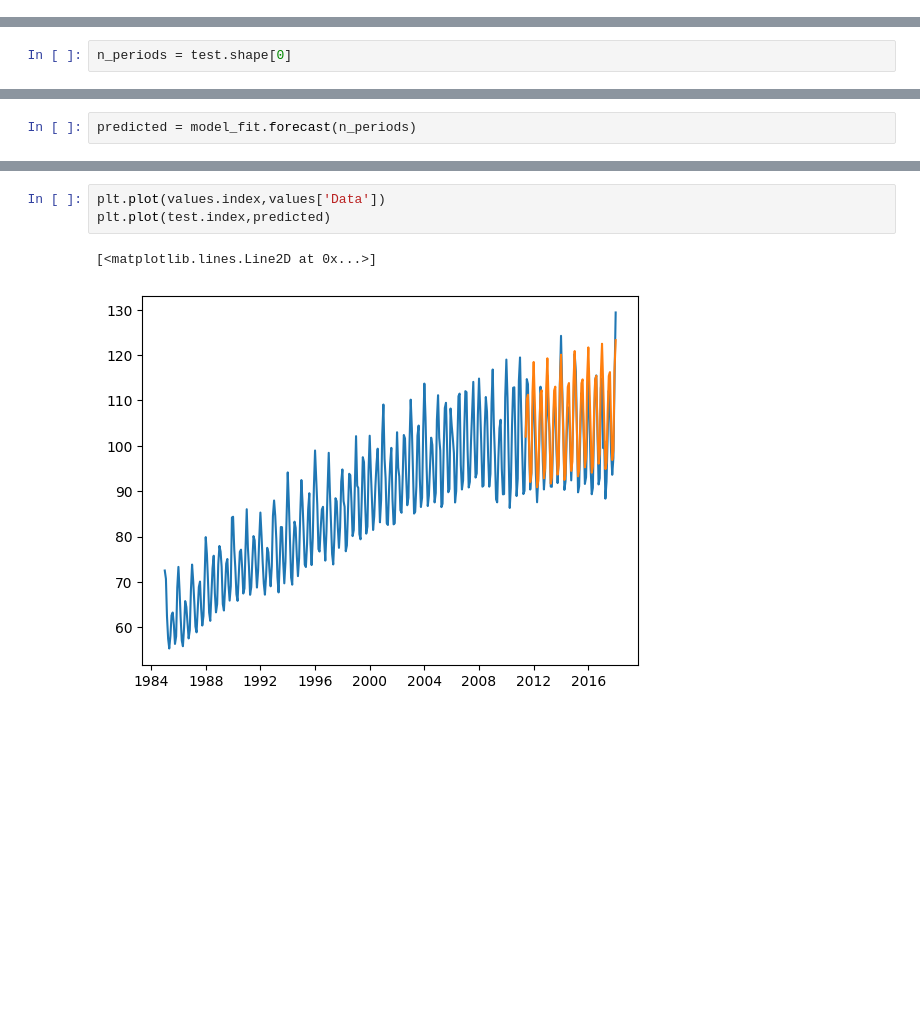
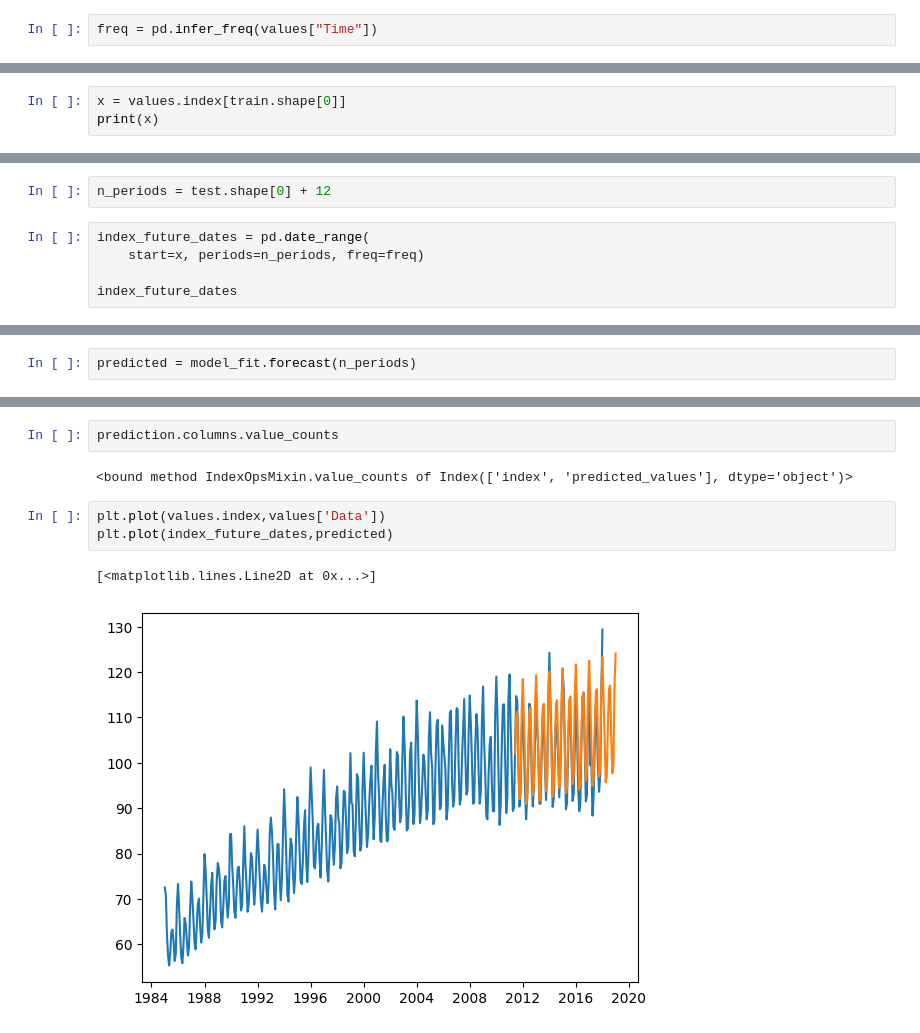
Before and after one commit to duyy1805/DoAn1, a Jupyter notebook: server/core/test2.ipynb, the cells around one changed output, grey strips where cells are left out. Cells and saved outputs as stored; diff of their text form; blank space fills up the shorter version.

```diff
--- a/server/core/test2.ipynb
+++ b/server/core/test2.ipynb
@@ -18,0 +37,2 @@ values = values.rename(columns={'IPG2211A2N': 'Data'})
+# %%
+freq = pd.infer_freq(values["Time"])
@@ -52,0 +64,3 @@ Warnings:
+# %%
+x = values.index[train.shape[0]]
+print(x)
@@ -53,2 +69,7 @@ Warnings:
 # %%
-n_periods = test.shape[0]
+n_periods = test.shape[0] + 12
+# %%
+index_future_dates = pd.date_range(
+    start=x, periods=n_periods, freq=freq)
+
+index_future_dates
@@ -72,6 +117,10 @@ Freq: MS, Name: predicted_mean, Length: 80, dtype: float64
+# %%
+prediction.columns.value_counts
+# %% [output]
+<bound method IndexOpsMixin.value_counts of Index(['index', 'predicted_values'], dtype='object')>
 # %%
 plt.plot(values.index,values['Data'])
-plt.plot(test.index,predicted)
+plt.plot(index_future_dates,predicted)
 # %% [output]
 [<matplotlib.lines.Line2D at 0x...>]
-[figure, old version]
+[figure, new version]
```
Also changed, not shown: parts of 10 cells of this notebook, 6 other files.
